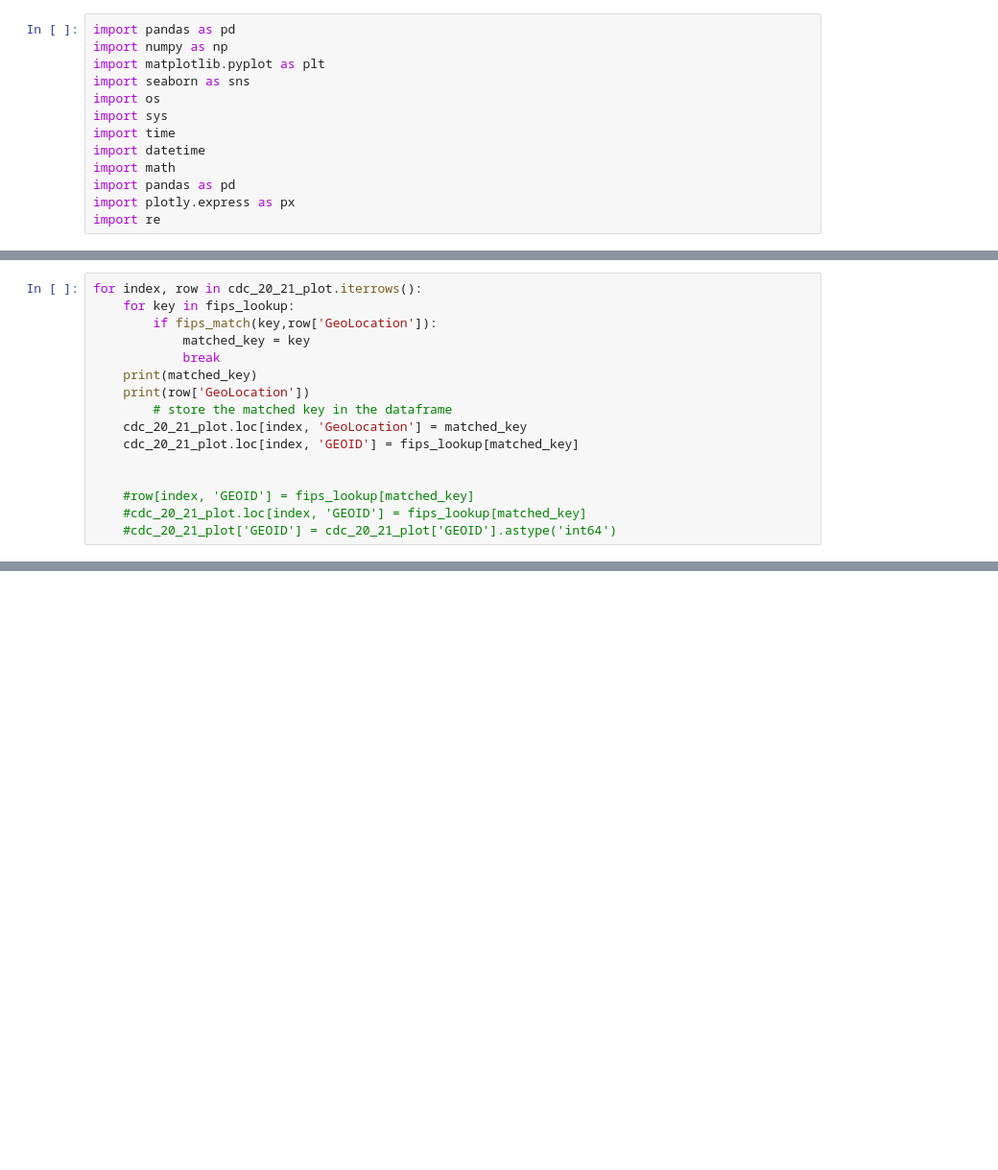
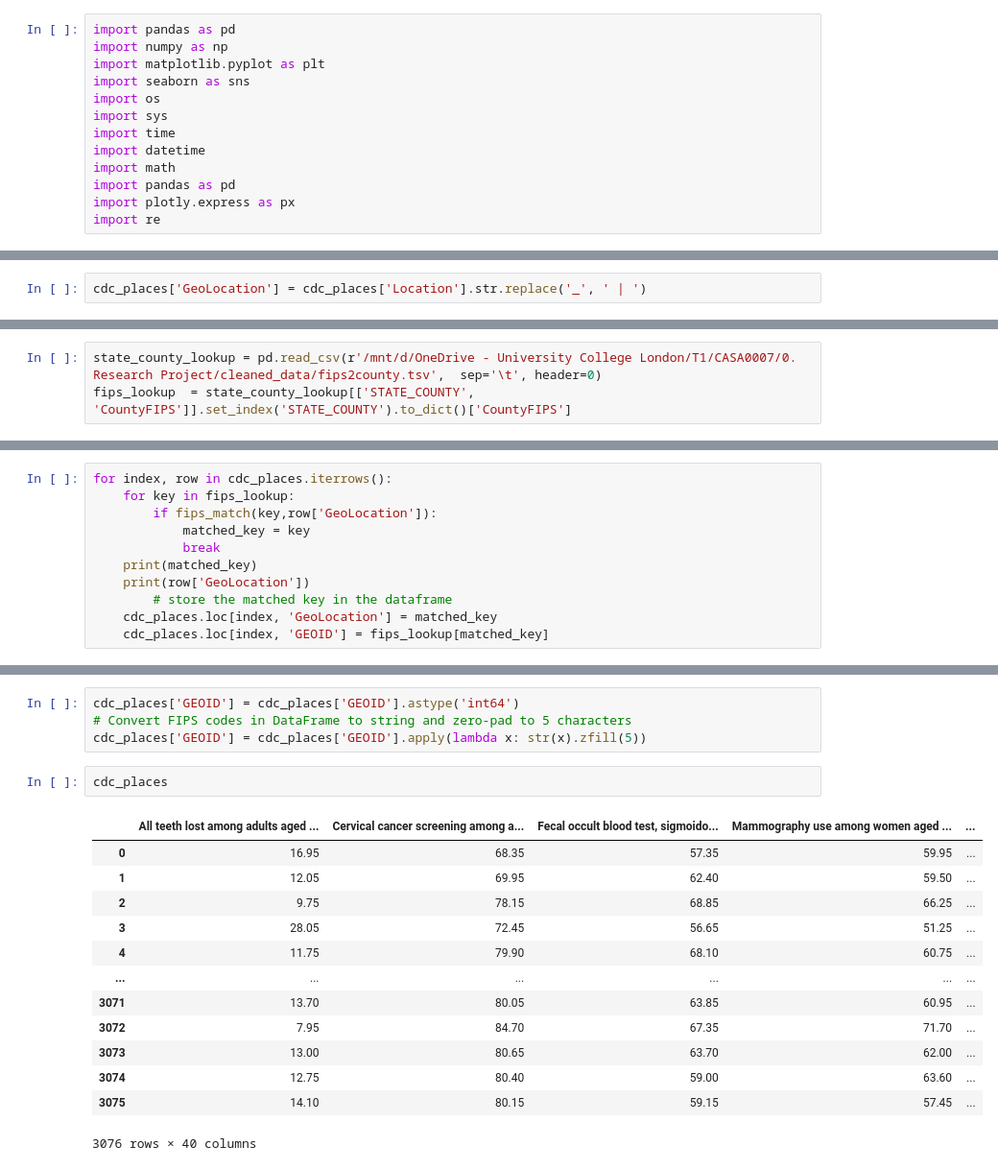
Before and after one commit to dereksgithub/cities_study_QM_Term_project, a Jupyter notebook: dataprocessing/spatial_geocode_processing.ipynb, the cells around one changed output, grey strips where cells are left out. Shown at 96% size. Drawn from its saved outputs; the diff is of its cells as text; blank space fills up the shorter version.

```diff
--- a/dataprocessing/spatial_geocode_processing.ipynb
+++ b/dataprocessing/spatial_geocode_processing.ipynb
@@ -17,0 +22,2 @@ cdc_2place = pd.read_csv(r'/mnt/d/OneDrive - University College London/T1/CASA00
+# %%
+cdc_places['GeoLocation'] = cdc_places['Location'].str.replace('_', ' | ')
@@ -17,0 +28,3 @@ cdc_2place = pd.read_csv(r'/mnt/d/OneDrive - University College London/T1/CASA00
+# %%
+state_county_lookup = pd.read_csv(r'/mnt/d/OneDrive - University College London/T1/CASA0007/0. Research Project/cleaned_data/fips2county.tsv',  sep='\t', header=0)
+fips_lookup  = state_county_lookup[['STATE_COUNTY', 'CountyFIPS']].set_index('STATE_COUNTY').to_dict()['CountyFIPS']
@@ -18,5 +48,5 @@ cdc_2place = pd.read_csv(r'/mnt/d/OneDrive - University College London/T1/CASA00
 # %%
-for index, row in cdc_20_21_plot.iterrows():
+for index, row in cdc_places.iterrows():
     for key in fips_lookup:
         if fips_match(key,row['GeoLocation']):
             matched_key = key
@@ -24,10 +54,5 @@ for index, row in cdc_20_21_plot.iterrows():
     print(matched_key)
     print(row['GeoLocation'])
         # store the matched key in the dataframe
-    cdc_20_21_plot.loc[index, 'GeoLocation'] = matched_key
-    cdc_20_21_plot.loc[index, 'GEOID'] = fips_lookup[matched_key]
-
-
-    #row[index, 'GEOID'] = fips_lookup[matched_key]
-    #cdc_20_21_plot.loc[index, 'GEOID'] = fips_lookup[matched_key]
-    #cdc_20_21_plot['GEOID'] = cdc_20_21_plot['GEOID'].astype('int64')
+    cdc_places.loc[index, 'GeoLocation'] = matched_key
+    cdc_places.loc[index, 'GEOID'] = fips_lookup[matched_key]
@@ -33,0 +77,20 @@ for index, row in cdc_20_21_plot.iterrows():
+# %%
+cdc_places['GEOID'] = cdc_places['GEOID'].astype('int64')
+# Convert FIPS codes in DataFrame to string and zero-pad to 5 characters
+cdc_places['GEOID'] = cdc_places['GEOID'].apply(lambda x: str(x).zfill(5))
+# %%
+cdc_places
+# %% [output]
+|  | All teeth lost among adults aged ... | Cervical cancer screening among a... | Fecal occult blood test, sigmoido... | Mammography use among women aged ... | ... |
+| 0 | 16.95 | 68.35 | 57.35 | 59.95 | ... |
+| 1 | 12.05 | 69.95 | 62.40 | 59.50 | ... |
+| 2 | 9.75 | 78.15 | 68.85 | 66.25 | ... |
+| 3 | 28.05 | 72.45 | 56.65 | 51.25 | ... |
+| 4 | 11.75 | 79.90 | 68.10 | 60.75 | ... |
+| ... | ... | ... | ... | ... | ... |
+| 3071 | 13.70 | 80.05 | 63.85 | 60.95 | ... |
+| 3072 | 7.95 | 84.70 | 67.35 | 71.70 | ... |
+| 3073 | 13.00 | 80.65 | 63.70 | 62.00 | ... |
+| 3074 | 12.75 | 80.40 | 59.00 | 63.60 | ... |
+| 3075 | 14.10 | 80.15 | 59.15 | 57.45 | ... |
+3076 rows × 40 columns
```
Also changed, not shown: parts of 18 cells of this notebook, 4 other files.
